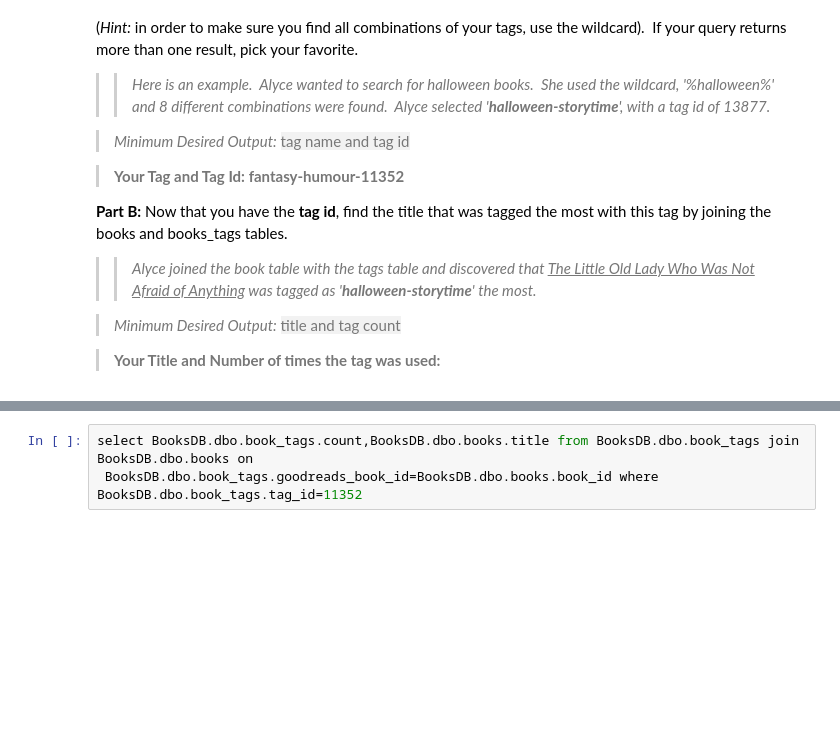
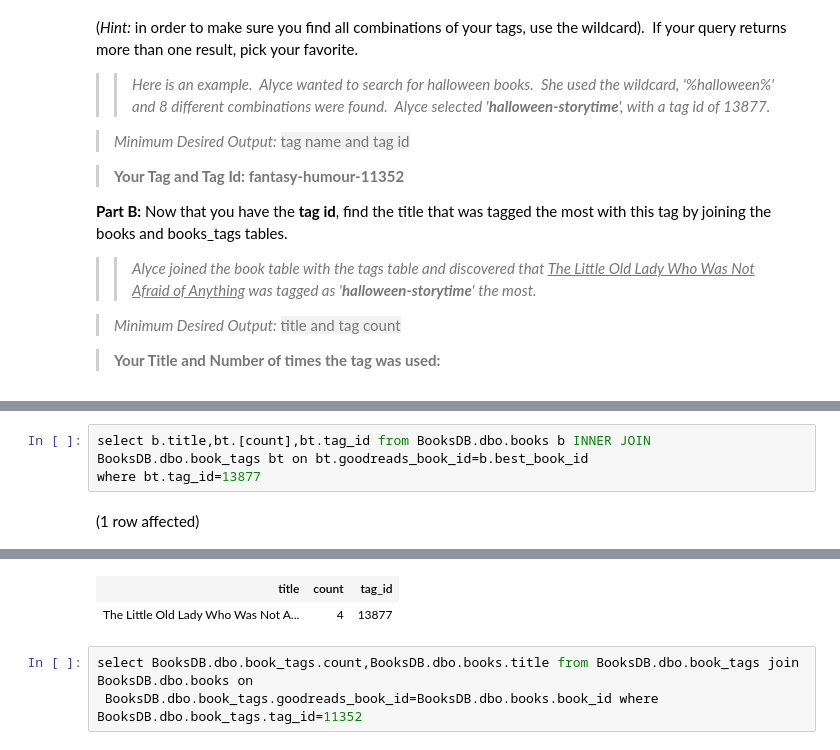
Before and after one commit to mtejasvi/SQL-Part-3-Exercises, a Jupyter notebook: SQL-Part-3-Exercises/Notebook-1.ipynb, the cells around one changed output, grey strips where cells are left out. Cells and saved outputs as stored; diff of their text form; blank space fills up the shorter version.

```diff
--- a/SQL-Part-3-Exercises/Notebook-1.ipynb
+++ b/SQL-Part-3-Exercises/Notebook-1.ipynb
@@ -302,0 +293,5 @@ Total execution time: 00:00:00.083
+# %%
+select b.title,bt.[count],bt.tag_id from BooksDB.dbo.books b INNER JOIN BooksDB.dbo.book_tags bt on bt.goodreads_book_id=b.best_book_id
+where bt.tag_id=13877
+# %% [output]
+(1 row affected)
@@ -303,3 +299,5 @@ Total execution time: 00:00:00.083
+| title | count | tag_id |
+| The Little Old Lady Who Was Not A... | 4 | 13877 |
 # %%
 select BooksDB.dbo.book_tags.count,BooksDB.dbo.books.title from BooksDB.dbo.book_tags join BooksDB.dbo.books on
  BooksDB.dbo.book_tags.goodreads_book_id=BooksDB.dbo.books.book_id where BooksDB.dbo.book_tags.tag_id=11352
```
Also changed, not shown: parts of 4 cells of this notebook.
